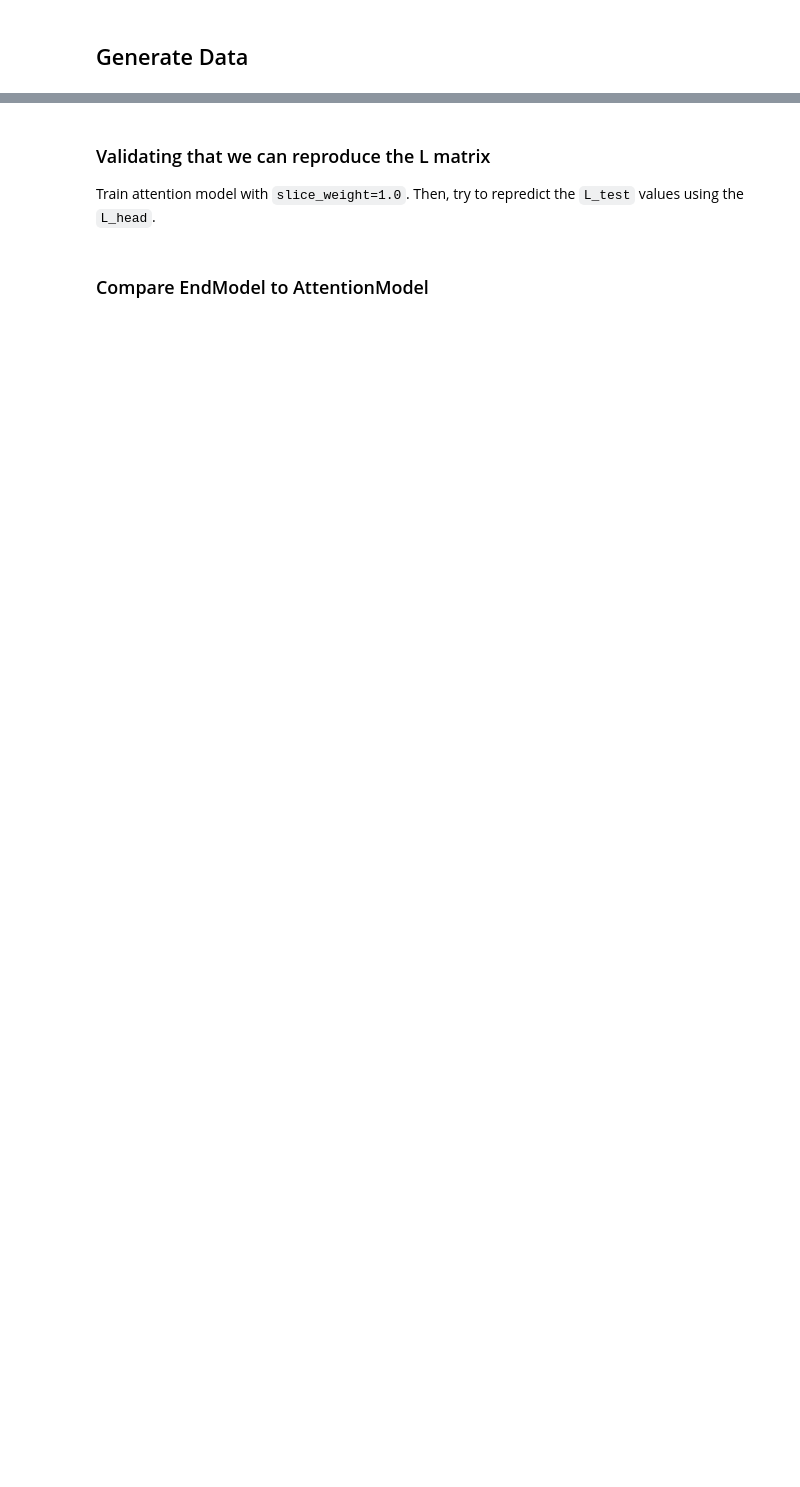
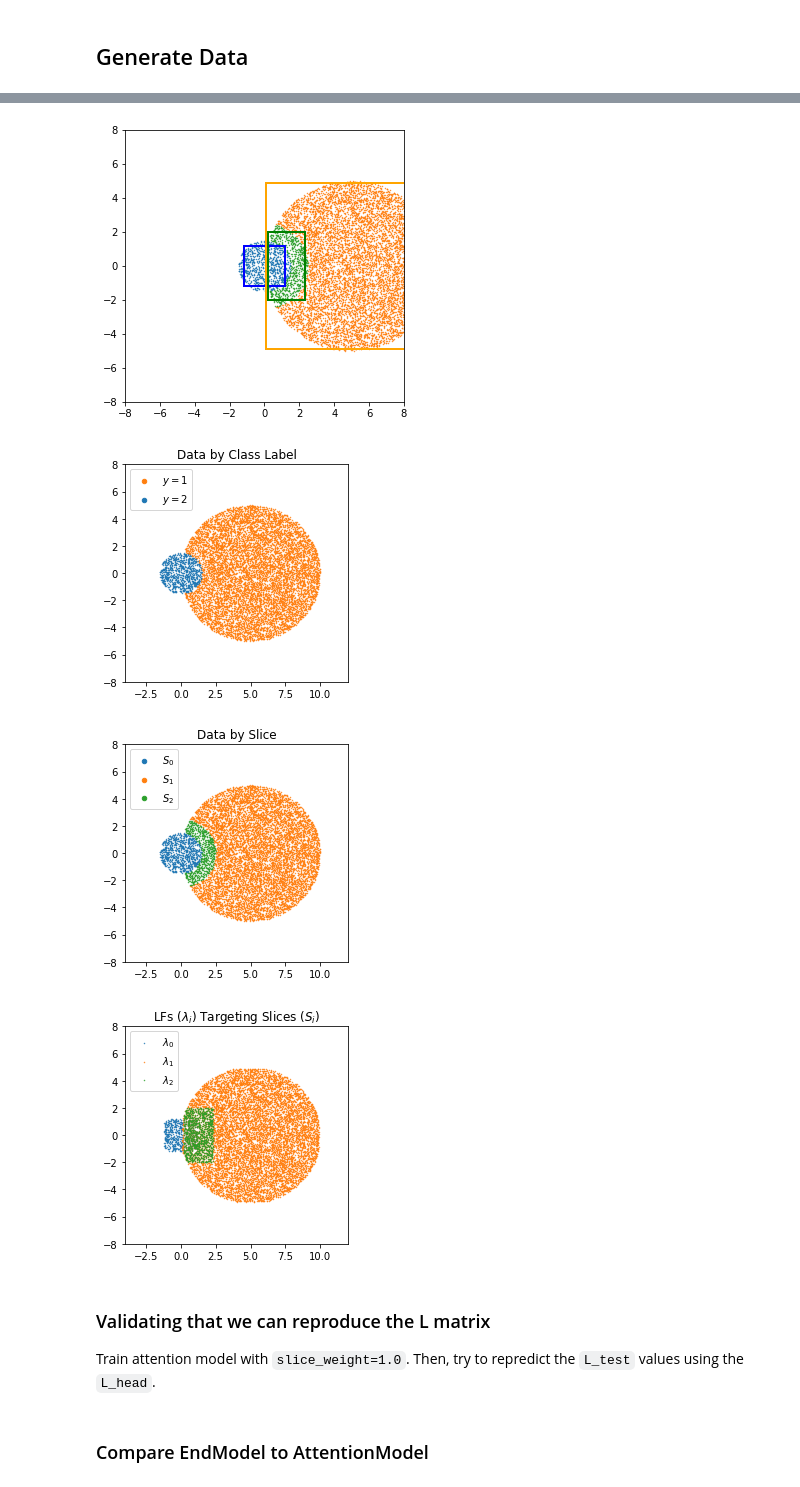
Before and after one commit to tsy935/metal, a Jupyter notebook: metal/contrib/slicing/synthetics/synthetics-sandbox.ipynb, the cells around one changed output, grey strips where cells are left out. Drawn from its saved outputs; the diff is of its cells as text; code cells hidden in the pictures; blank space fills up the shorter version.

Commit message:
decompose pacman data gen

```diff
--- a/metal/contrib/slicing/synthetics/synthetics-sandbox.ipynb
+++ b/metal/contrib/slicing/synthetics/synthetics-sandbox.ipynb
@@ -239,3 +31,24 @@ TypeError: train() got multiple values for keyword argument 'verbose'
+# %%
+# from deathstar_data import generate_deathstar_data, generate_uniform_circle_data, get_circle_idx
+from data_generators import generate_pacman_data
+from synthetics_utils import shuffle_matrices, lf_circ_idx_for_slice_precision
+
+config = {
+    'N': 10000,
+    'mus': np.array([[0,  0], [5, 0]]),
+    'variances': [1.5, 5],
+    'labels': [2, 1],
+    'lf_metrics': [('recall', 1.0), ('recall', 1.0)],
+}
+
+X, Y, C, L = generate_pacman_data(config, plotting=True)
+
+visualize_data(X, Y, C, L)
+# %% [output]
+[figure, added]
+[figure, added]
+[figure, added]
+[figure, added]
 # %% [markdown]
 ### Validating that we can reproduce the L matrix
 Train attention model with `slice_weight=1.0`. Then, try to repredict the `L_test` values using the `L_head`.
```
Also changed, not shown: parts of 17 cells of this notebook, 3 other files.
